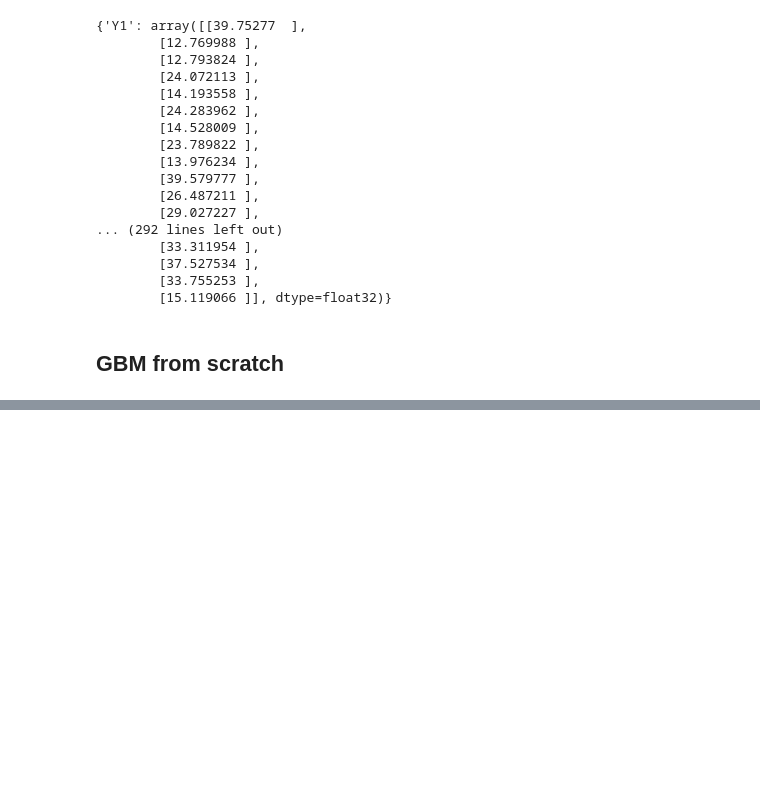
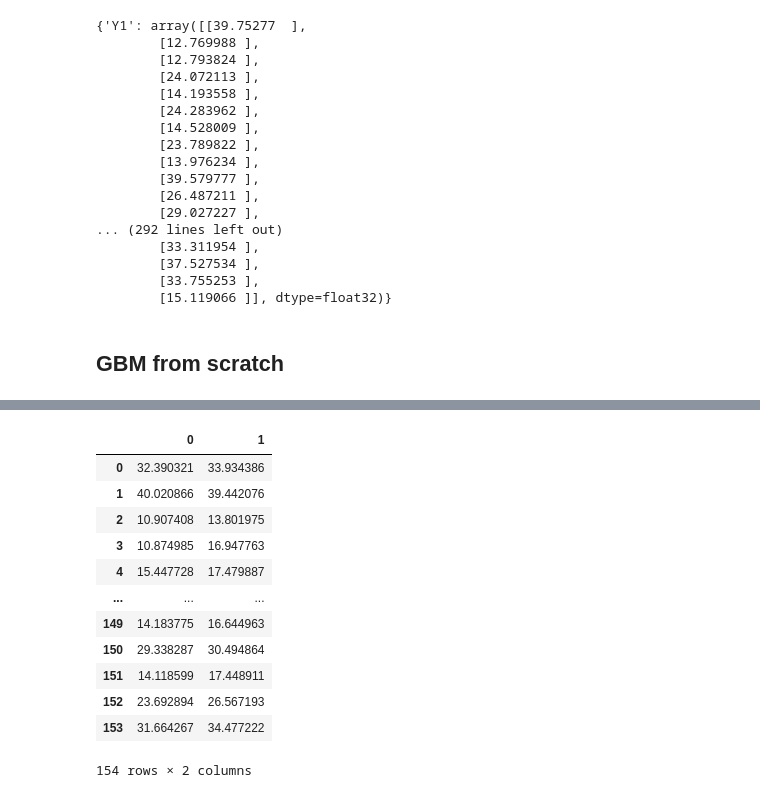
Before and after one commit to krzjoa/medium, a Jupyter notebook: 2_gbm_multioutput/2_multioutput_gbm.ipynb, the cells around one changed output, grey strips where cells are left out. Saved outputs shown, nothing was run; the diff lists cells and outputs as text; code cells hidden in the pictures; blank space fills up the shorter version.

```diff
--- a/2_gbm_multioutput/2_multioutput_gbm.ipynb
+++ b/2_gbm_multioutput/2_multioutput_gbm.ipynb
@@ -496,0 +513,18 @@ class MultiOutputGBM:
+# %%
+mgbm = MultiOutputGBM()
+mgbm.fit(X_train, y_train)
+mgbm.predict(X_test)
+# %% [output]
+|  | 0 | 1 |
+| 0 | 32.390321 | 33.934386 |
+| 1 | 40.020866 | 39.442076 |
+| 2 | 10.907408 | 13.801975 |
+| 3 | 10.874985 | 16.947763 |
+| 4 | 15.447728 | 17.479887 |
+| ... | ... | ... |
+| 149 | 14.183775 | 16.644963 |
+| 150 | 29.338287 | 30.494864 |
+| 151 | 14.118599 | 17.448911 |
+| 152 | 23.692894 | 26.567193 |
+| 153 | 31.664267 | 34.477222 |
+154 rows × 2 columns
```
Also changed, not shown: parts of 4 cells of this notebook.
